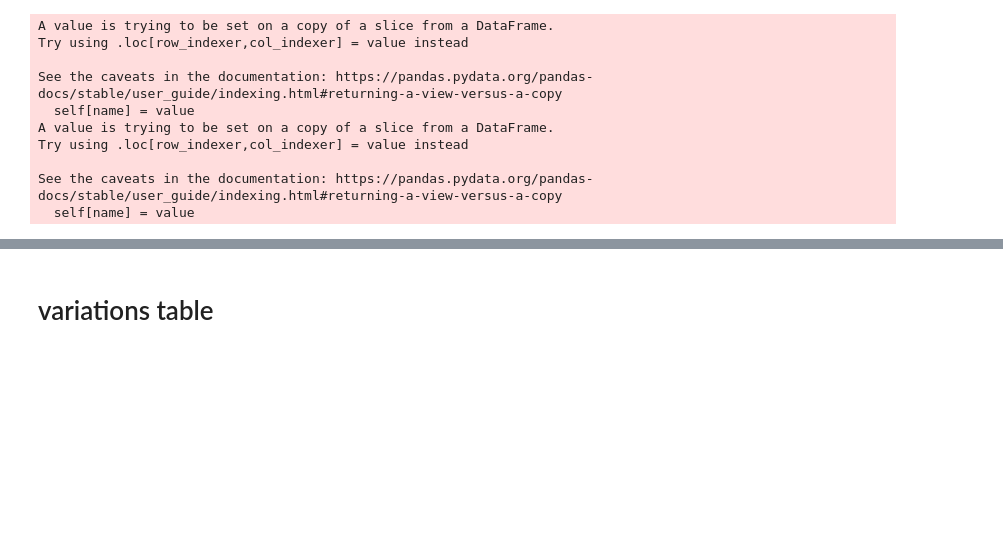
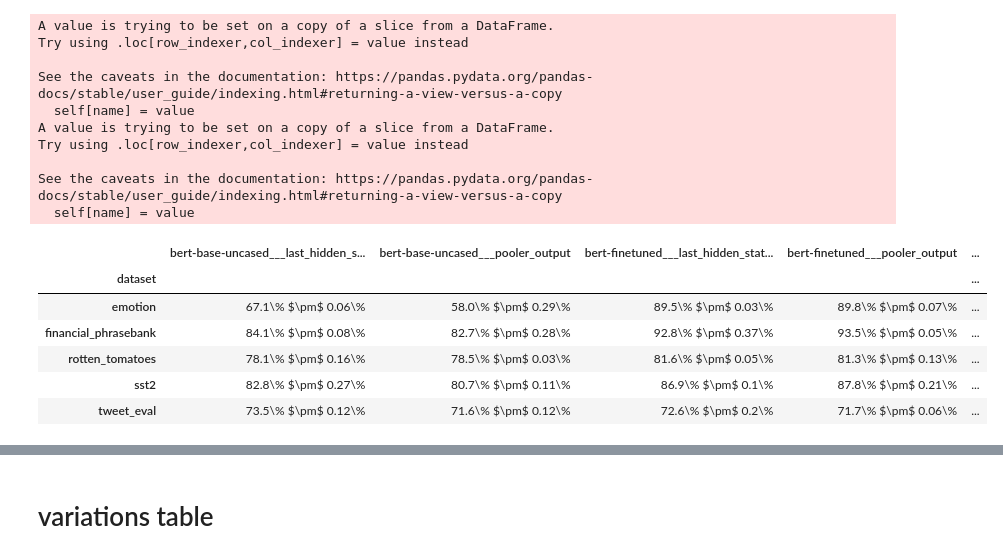
Before and after one commit to csinva/imodelsX, a Jupyter notebook: 04_analyze_acc.ipynb, the cells around one changed output, grey strips where cells are left out. Cells and saved outputs as stored; diff of their text form; code cells hidden in the pictures; blank space fills up the shorter version.

```diff
--- a/04_analyze_acc.ipynb
+++ b/04_analyze_acc.ipynb
@@ -133,6 +100,16 @@ Try using .loc[row_indexer,col_indexer] = value instead
 
 See the caveats in the documentation: https://pandas.pydata.org/pandas-docs/stable/user_guide/indexing.html#returning-a-view-versus-a-copy
   self[name] = value
+# %%
+accs
+# %% [output]
+|  | bert-base-uncased___last_hidden_s... | bert-base-uncased___pooler_output | bert-finetuned___last_hidden_stat... | bert-finetuned___pooler_output | ... |
+| dataset |  |  |  |  | ... |
+| emotion | 67.1\% $\pm$ 0.06\% | 58.0\% $\pm$ 0.29\% | 89.5\% $\pm$ 0.03\% | 89.8\% $\pm$ 0.07\% | ... |
+| financial_phrasebank | 84.1\% $\pm$ 0.08\% | 82.7\% $\pm$ 0.28\% | 92.8\% $\pm$ 0.37\% | 93.5\% $\pm$ 0.05\% | ... |
+| rotten_tomatoes | 78.1\% $\pm$ 0.16\% | 78.5\% $\pm$ 0.03\% | 81.6\% $\pm$ 0.05\% | 81.3\% $\pm$ 0.13\% | ... |
+| sst2 | 82.8\% $\pm$ 0.27\% | 80.7\% $\pm$ 0.11\% | 86.9\% $\pm$ 0.1\% | 87.8\% $\pm$ 0.21\% | ... |
+| tweet_eval | 73.5\% $\pm$ 0.12\% | 71.6\% $\pm$ 0.12\% | 72.6\% $\pm$ 0.2\% | 71.7\% $\pm$ 0.06\% | ... |
 # %%
 columns = {
     'bert-finetuned___last_hidden_state_mean': 'Emb-grams (BERT finetuned)',
```
Also changed, not shown: parts of 19 cells of this notebook, 2 other files.
